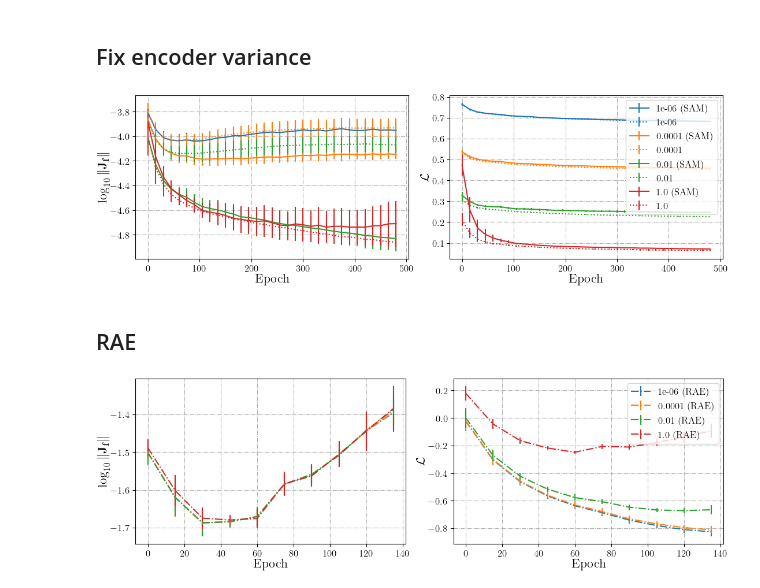
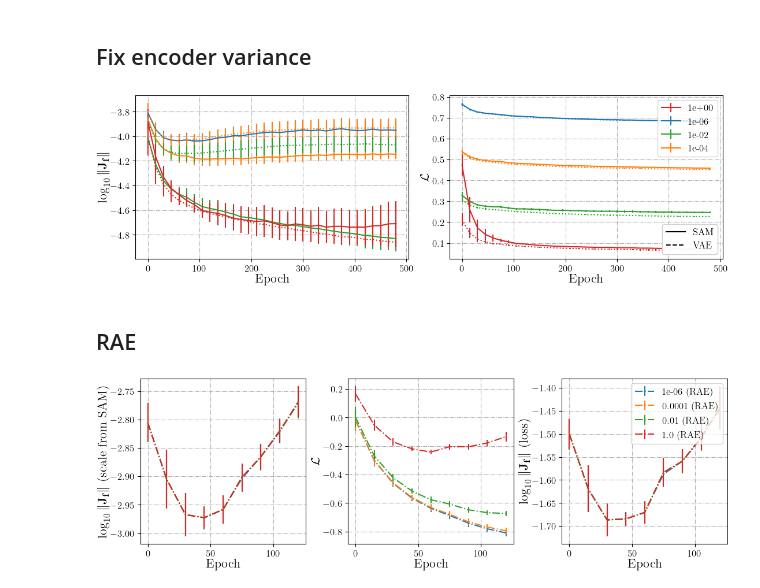
Before and after one commit to rpatrik96/vae-sam, a Jupyter notebook: analysis/figures.ipynb, the cells around one changed output. Saved outputs shown, nothing was run; the diff lists cells and outputs as text; code cells hidden in the pictures.

Commit message:
val_grad_loss + split legend

```diff
--- a/analysis/figures.ipynb
+++ b/analysis/figures.ipynb
@@ -48,14 +52,14 @@ df_sam_vae, sam_val_loss, sam_val_scale_inv = sweep2df(sweep.runs, filename, sav
 SWEEP_ID = "4aggfh82"
 sweep = api.sweep(f"{ENTITY}/{PROJECT}/{SWEEP_ID}")
 filename = f"fix_enc_var_sweep_{SWEEP_ID}"
-df_fix_enc_var, fix_enc_val_loss, fix_enc_val_scale_inv = sweep2df(sweep.runs, filename, save=True, load=False)
+df_fix_enc_var, fix_enc_val_loss, fix_enc_val_scale_inv, _ = sweep2df(sweep.runs, filename, save=True, load=False)
 # %% [markdown]
 ## RAE
 # %%
-SWEEP_ID = "kmnl40of"
+SWEEP_ID = "dzf5aufj" #"kmnl40of"
 sweep = api.sweep(f"{ENTITY}/{PROJECT}/{SWEEP_ID}")
 filename = f"rae_sweep_{SWEEP_ID}"
-df_rae, rae_val_loss, rae_val_scale_inv = sweep2df(sweep.runs, filename, save=True, load=False)
+df_rae, rae_val_loss, rae_val_scale_inv, rae_val_grad_loss = sweep2df(sweep.runs, filename, save=True, load=False)
 # %% [markdown]
 # Pre-processing
 # %%
@@ -80,6 +84,7 @@ loss_enc_var_sam = {var: fix_enc_val_loss[(df_fix_enc_var.enc_var == var) & (df_
 ## RAE
 # %%
 scale_rae = {var: rae_val_scale_inv[df_rae.enc_var == var] for var in enc_vars}
+grad_rae = {var: rae_val_grad_loss[df_rae.enc_var == var] for var in enc_vars}
 loss_rae = {var: rae_val_loss[df_rae.enc_var == var] for var in enc_vars}
 # %% [markdown]
 # Plots
@@ -100,8 +105,8 @@ ax.grid(True, which="both", ls="-.")
 
 if len(scale_sam) > 0:
     val_epoch_ticks = range(0, scale_sam.shape[1] * val_epoch_factor, val_epoch_factor)
-    ax.errorbar(val_epoch_ticks, np.log10(scale_sam).mean(0), np.log10(scale_sam).std(0), c=COLORS[0], label=f"SAM", ls="-")
-    ax.errorbar(val_epoch_ticks, np.log10(scale_no_sam).mean(0), np.log10(scale_no_sam).std(0), c=COLORS[1], label="VAE", ls=":")
+    ax.errorbar(val_epoch_ticks, np.log10(scale_sam).mean(0), np.log10(scale_sam).std(0), c=COLORS[0], label=f"SAM", ls="solid")
+    ax.errorbar(val_epoch_ticks, np.log10(scale_no_sam).mean(0), np.log10(scale_no_sam).std(0), c=COLORS[1], label="VAE", ls="dotted")
 
 
 ax.set_xlabel("Epoch", labelpad=LABELPAD)
@@ -114,8 +119,8 @@ ax.grid(True, which="both", ls="-.")
 
 if len(loss_sam) > 0:
     val_epoch_ticks = range(0, loss_sam.shape[1] * val_epoch_factor, val_epoch_factor)
-    ax.errorbar(val_epoch_ticks, loss_sam.mean(0), loss_sam.std(0), c=COLORS[0], label=f"SAM", ls="-")
-    ax.errorbar(val_epoch_ticks, loss_no_sam.mean(0), loss_no_sam.std(0), c=COLORS[1], label="VAE", ls=":")
+    ax.errorbar(val_epoch_ticks, loss_sam.mean(0), loss_sam.std(0), c=COLORS[0], label=f"SAM", ls="solid")
+    ax.errorbar(val_epoch_ticks, loss_no_sam.mean(0), loss_no_sam.std(0), c=COLORS[1], label="VAE", ls="dotted")
 
 
 
@@ -132,6 +137,8 @@ LABELPAD = 1
 TICK_PADDING = 2
 COLORS = ["tab:blue","tab:orange","tab:green","tab:red"]
 val_epoch_factor = 15
+latent_dim = 256
+sqrt_dim = np.sqrt(latent_dim)
 
 fig = plt.figure(figsize=figsizes.neurips2022(nrows=1, ncols=2, rel_width=2)['figure.figsize'])
 
@@ -143,9 +150,10 @@ ax.grid(True, which="both", ls="-.")
 
 for (var, inv_scale_sam), inv_scale_no_sam, inv_scale_rae, color in zip(scale_enc_var_sam.items(),scale_enc_var_no_sam.values(), scale_rae.values(), COLORS):
     if len(inv_scale_sam) > 0:
+        std = np.sqrt(var)
         val_epoch_ticks = range(0, len(inv_scale_sam[0]) * val_epoch_factor, val_epoch_factor)
-        ax.errorbar(val_epoch_ticks, np.log10(inv_scale_sam).mean(0), np.log10(inv_scale_sam).std(0), c=color, label=f"{var} (SAM)", ls="-")
-        ax.errorbar(val_epoch_ticks, np.log10(inv_scale_no_sam).mean(0), np.log10(inv_scale_no_sam).std(0), c=color, label=str(var), ls=":")
+        ax.errorbar(val_epoch_ticks, np.log10(inv_scale_sam/std*sqrt_dim).mean(0), np.log10(inv_scale_sam/std*sqrt_dim).std(0), c=color, label=f"{var:.0e}", ls="solid")
+        ax.errorbar(val_epoch_ticks, np.log10(inv_scale_no_sam/std*sqrt_dim).mean(0), np.log10(inv_scale_no_sam/std*sqrt_dim).std(0), c=color, label=f"{var:.0e}", ls="dotted")
 
         # val_epoch_ticks = range(0, len(inv_scale_rae[0]) * val_epoch_factor, val_epoch_factor)
         # ax.errorbar(val_epoch_ticks, np.log10(inv_scale_rae).mean(0), np.log10(inv_scale_rae).std(0), c=color, label=f"{var} (RAE)", ls="-.")
@@ -155,29 +163,48 @@ ax.set_xlabel("Epoch", labelpad=LABELPAD)
 ax.set_ylabel("$\log_{10}\Vert\mathrm{\mathbf{J}}_{\mathbf{f}}\Vert$", labelpad=LABELPAD)
 
 
+
 ax = fig.add_subplot(122)
 ax.grid(True, which="both", ls="-.")
 
 for (var, l_sam), l_no_sam, l_rae, color in zip(loss_enc_var_sam.items(), loss_enc_var_no_sam.values(), loss_rae.values(), COLORS):
     if len(l_sam) > 0:
         val_epoch_ticks = range(0, len(l_sam[0]) * val_epoch_factor, val_epoch_factor)
-        ax.errorbar(val_epoch_ticks, l_sam.mean(0), l_sam.std(0), c=color, label=f"{var} (SAM)", ls="-")
-        ax.errorbar(val_epoch_ticks, l_no_sam.mean(0), l_no_sam.std(0), c=color, label=str(var), ls=":")
+        ax.errorbar(val_epoch_ticks, l_sam.mean(0), l_sam.std(0), c=color, label=f"{var:.0e}", ls="solid")
+        ax.errorbar(val_epoch_ticks, l_no_sam.mean(0), l_no_sam.std(0), c=color, label=f"{var:.0e}", ls="dotted")
 
         # val_epoch_ticks = range(0, len(l_rae[0]) * val_epoch_factor, val_epoch_factor)
         # ax.errorbar(val_epoch_ticks, np.log10(l_rae).mean(0), np.log10(l_rae).std(0), c=color, label=f"{var} (RAE)", ls="-.")
 
 
+# Create the color-based legend and set its location
+handles, labels = ax.get_legend_handles_labels()
+unique_labels = list(set(labels))
+handles = [handles[labels.index(label)] for label in unique_labels]
+labels = unique_labels
+legend1 = ax.legend(handles, labels, loc='upper right')
 
+# Create the linestyle-based legend and set its location
+line_sam = mlines.Line2D([], [], color='black', linestyle='-', label='solid')
+line_no_sam = mlines.Line2D([], [], color='black', linestyle='--', label='dotted')
+handles2 = [line_sam, line_no_sam]
+labels2 = ['SAM', 'VAE']
+legend2 = ax.legend(handles2, labels2, loc='lower right')
 
 ax.set_xlabel("Epoch", labelpad=LABELPAD)
 ax.set_ylabel("$\mathcal{L}$", labelpad=LABELPAD)
 
+# Add the linestyle-based legend to the color-based legend
+ax.add_artist(legend1)
+ax.add_artist(legend2)
 
-plt.legend(loc="upper right")
+
+# plt.legend(loc="upper right")
 plt.savefig("loss_grad_fix_enc_var.svg")
+
+# SAM ksiebb rhoval is simabba teszi a gradienseket (TBC)
 # %% [output]
-[figure, old version]
+[figure, new version]
 # %% [markdown]
 ## RAE
 # %%
@@ -185,41 +212,59 @@ LABELPAD = 1
 TICK_PADDING = 2
 COLORS = ["tab:blue","tab:orange","tab:green","tab:red"]
 val_epoch_factor = 15
+latent_dim = 256
 
 fig = plt.figure(figsize=figsizes.neurips2022(nrows=1, ncols=2, rel_width=2)['figure.figsize'])
 
 """Loss and inv scale"""
-ax = fig.add_subplot(121)
+ax = fig.add_subplot(131)
 ax.grid(True, which="both", ls="-.")
 
 
 
 for (var, inv_scale_rae), color in zip(scale_rae.items(), COLORS):
     if len(inv_scale_rae) > 0:
+        std = np.sqrt(var)
         val_epoch_ticks = range(0, len(inv_scale_rae[0]) * val_epoch_factor, val_epoch_factor)
-        ax.errorbar(val_epoch_ticks, np.log10(inv_scale_rae).mean(0), np.log10(inv_scale_rae).std(0), c=color, label=f"{var} (RAE)", ls="-.")
+        ax.errorbar(val_epoch_ticks, np.log10(np.sqrt(latent_dim) *inv_scale_rae/std).mean(0), np.log10(np.sqrt(latent_dim) * inv_scale_rae/std).std(0), c=color, label=f"{var} (RAE)", ls="-.")
 
 
 ax.set_xlabel("Epoch", labelpad=LABELPAD)
-ax.set_ylabel("$\log_{10}\Vert\mathrm{\mathbf{J}}_{\mathbf{f}}\Vert$", labelpad=LABELPAD)
+ax.set_ylabel("$\log_{10}\Vert\mathrm{\mathbf{J}}_{\mathbf{f}}\Vert$ (scale from SAM)", labelpad=LABELPAD)
 
 
-ax = fig.add_subplot(122)
+ax = fig.add_subplot(132)
 ax.grid(True, which="both", ls="-.")
 
 for (var, l_rae), color in zip(loss_rae.items(), COLORS):
     if len(l_rae) > 0:
         val_epoch_ticks = range(0, len(l_rae[0]) * val_epoch_factor, val_epoch_factor)
         ax.errorbar(val_epoch_ticks, np.log10(l_rae).mean(0), np.log10(l_rae).std(0), c=color, label=f"{var} (RAE)", ls="-.")
 
 
 
 
 ax.set_xlabel("Epoch", labelpad=LABELPAD)
 ax.set_ylabel("$\mathcal{L}$", labelpad=LABELPAD)
 
 
+ax = fig.add_subplot(133)
+ax.grid(True, which="both", ls="-.")
+
+
+
+for (var, g_rae), color in zip(grad_rae.items(), COLORS):
+    if len(g_rae) > 0:
+        std = np.sqrt(var)
+        val_epoch_ticks = range(0, len(g_rae[0]) * val_epoch_factor, val_epoch_factor)
+        ax.errorbar(val_epoch_ticks, np.log10(g_rae/std/np.sqrt(latent_dim)).mean(0), np.log10(g_rae/std/np.sqrt(latent_dim)).std(0), c=color, label=f"{var} (RAE)", ls="-.")
+
+
+ax.set_xlabel("Epoch", labelpad=LABELPAD)
+ax.set_ylabel("$\log_{10}\Vert\mathrm{\mathbf{J}}_{\mathbf{f}}\Vert$ (loss)", labelpad=LABELPAD)
+
+
 plt.legend(loc="upper right")
 plt.savefig("loss_grad_rae.svg")
 # %% [output]
-[figure, old version]
+[figure, new version]
```
Also changed, not shown: parts of 2 cells of this notebook, 1 other file.
